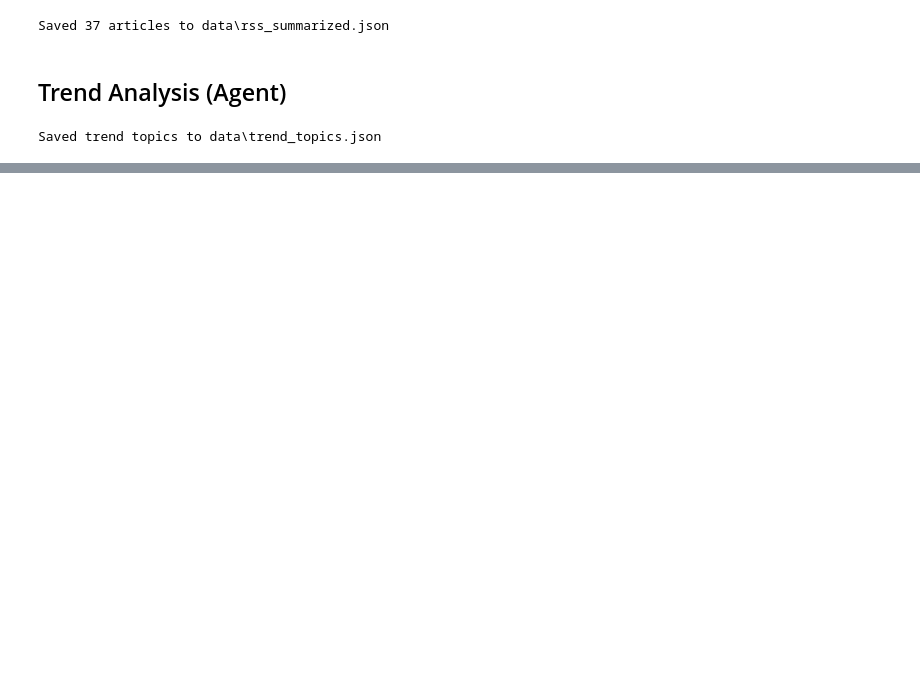
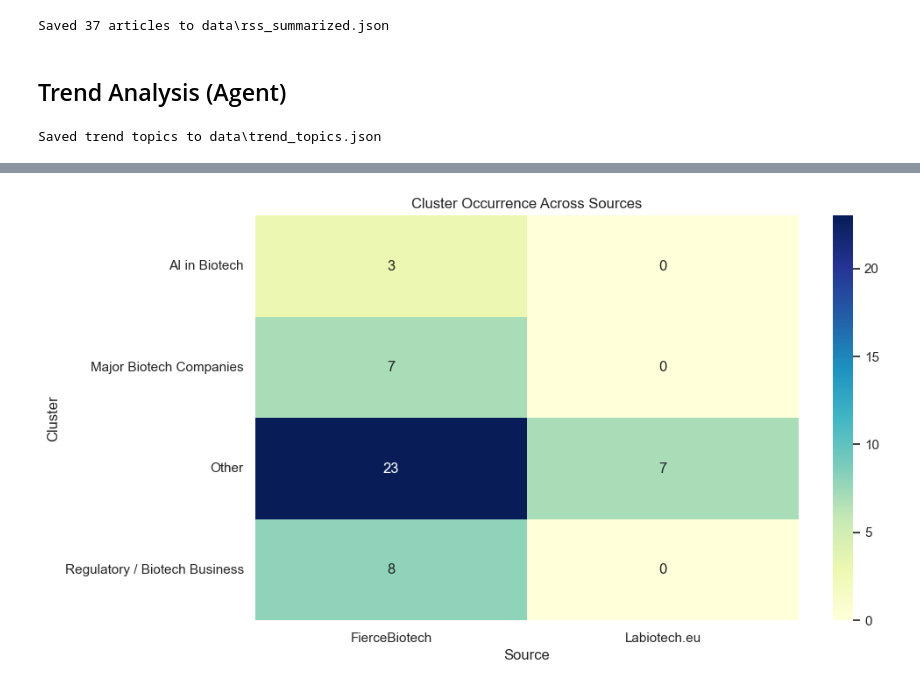
Before and after one commit to jeelfaldu7/bio_project, a Jupyter notebook: notebook.ipynb, the cells around one changed output, grey strips where cells are left out. Cells and saved outputs as stored; diff of their text form; code cells hidden in the pictures; blank space fills up the shorter version.

```diff
--- a/notebook.ipynb
+++ b/notebook.ipynb
@@ -473,0 +539,17 @@ display(trend_data[:3])  # show first 3 entries
+# %%
+import seaborn as sns
+
+# Explode clusters
+df_heat = df.explode('clusters')
+
+# Pivot table: counts of cluster per source
+heat_data = df_heat.pivot_table(index='clusters', columns='source', aggfunc='size', fill_value=0)
+
+plt.figure(figsize=(10,6))
+sns.heatmap(heat_data, annot=True, fmt='d', cmap='YlGnBu')
+plt.title("Cluster Occurrence Across Sources")
+plt.xlabel("Source")
+plt.ylabel("Cluster")
+plt.show()
+# %% [output]
+[figure, added]
```
Also changed, not shown: parts of 8 cells of this notebook, 2 other files.
